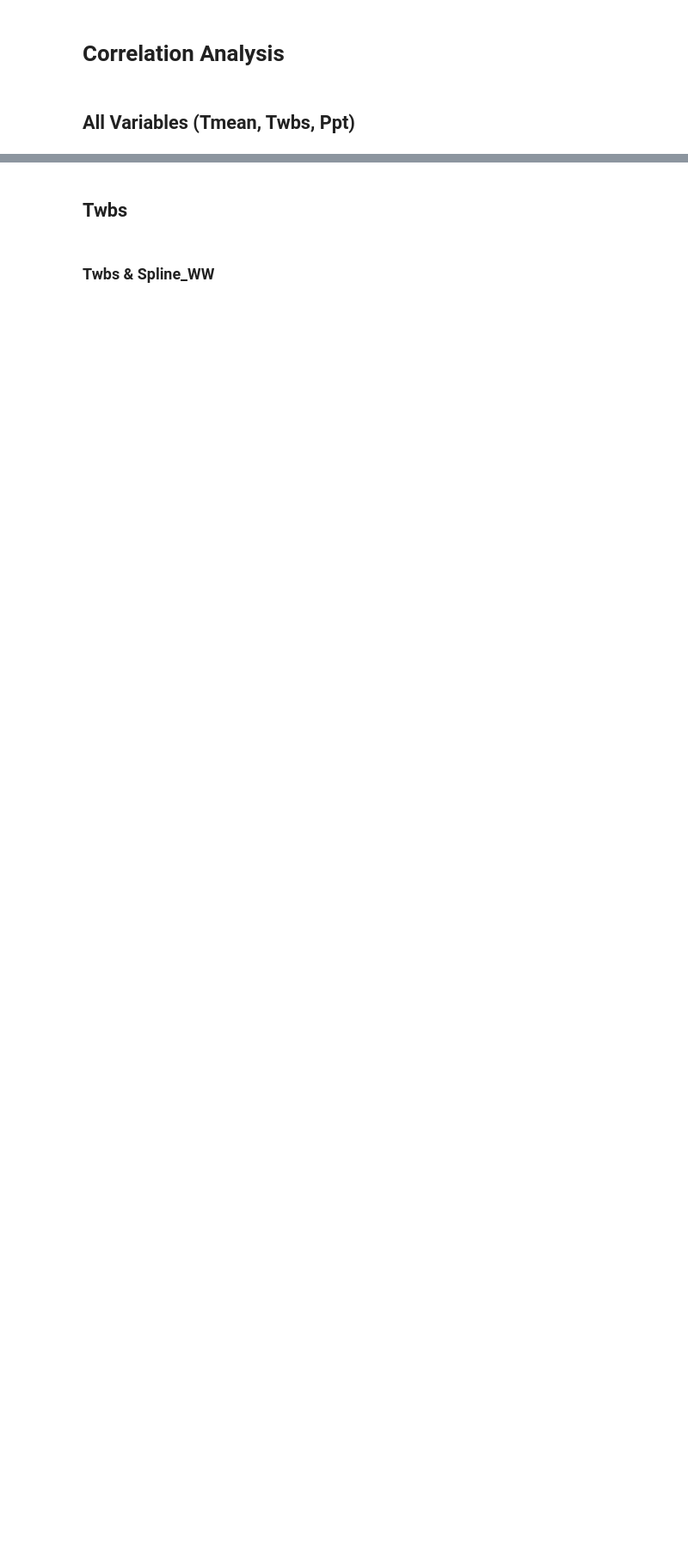
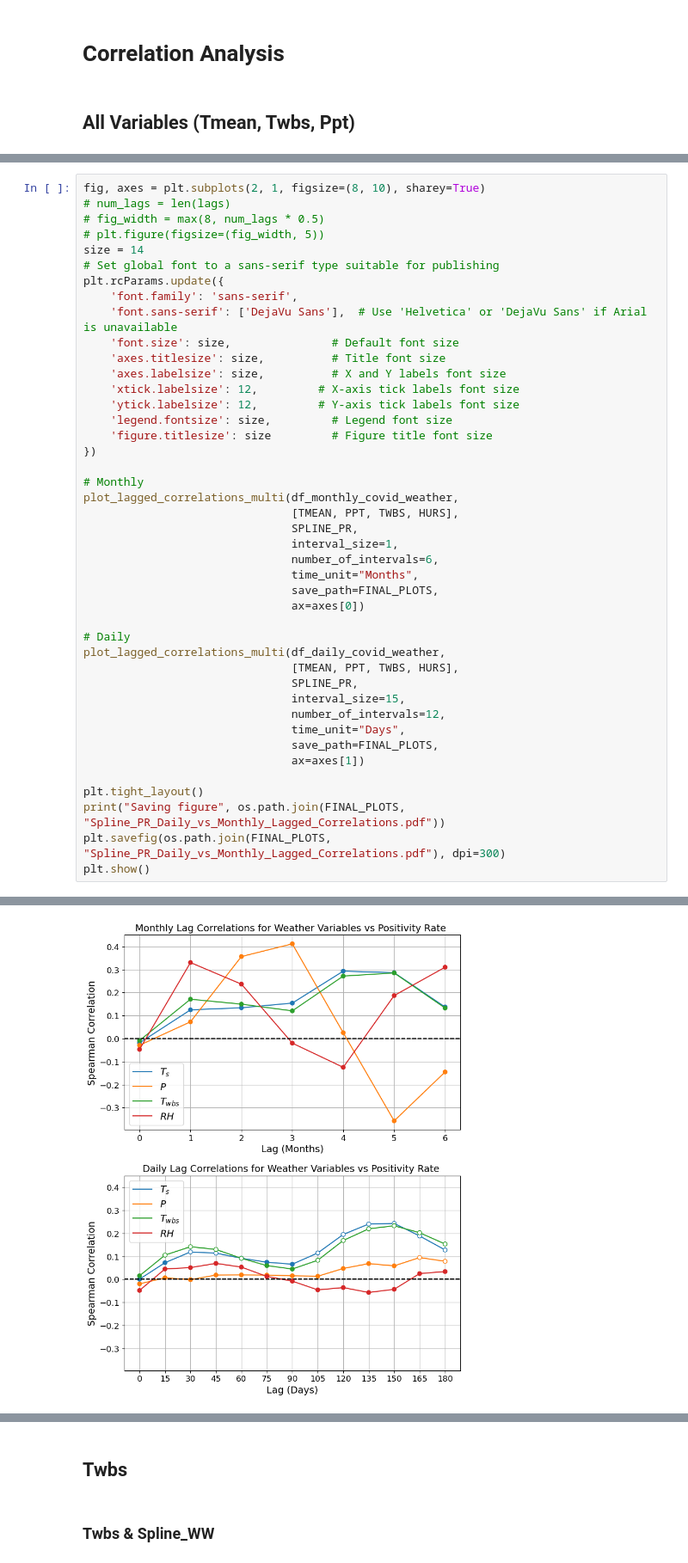
Before and after one commit to sd9616/wastewater, a Jupyter notebook: Monthly_PRISM_netcdf_calc_twbs.ipynb, the cells around one changed output, grey strips where cells are left out. Shown at 86% size. Saved outputs shown, nothing was run; the diff lists cells and outputs as text; blank space fills up the shorter version.

```diff
--- a/Monthly_PRISM_netcdf_calc_twbs.ipynb
+++ b/Monthly_PRISM_netcdf_calc_twbs.ipynb
@@ -1538,0 +1562,44 @@ Saving figure final_plots/Daily_vs_Monthly_Lagged_Correlations.pdf
+# %%
+fig, axes = plt.subplots(2, 1, figsize=(8, 10), sharey=True)
+# num_lags = len(lags)
+# fig_width = max(8, num_lags * 0.5)
+# plt.figure(figsize=(fig_width, 5))
+size = 14
+# Set global font to a sans-serif type suitable for publishing
+plt.rcParams.update({
+    'font.family': 'sans-serif',
+    'font.sans-serif': ['DejaVu Sans'],  # Use 'Helvetica' or 'DejaVu Sans' if Arial is unavailable
+    'font.size': size,               # Default font size
+    'axes.titlesize': size,          # Title font size
+    'axes.labelsize': size,          # X and Y labels font size
+    'xtick.labelsize': 12,         # X-axis tick labels font size
+    'ytick.labelsize': 12,         # Y-axis tick labels font size
+    'legend.fontsize': size,         # Legend font size
+    'figure.titlesize': size         # Figure title font size
+})
+
+# Monthly
+plot_lagged_correlations_multi(df_monthly_covid_weather,
+                               [TMEAN, PPT, TWBS, HURS],
+                               SPLINE_PR,
+                               interval_size=1,
+                               number_of_intervals=6,
+                               time_unit="Months",
+                               save_path=FINAL_PLOTS,
+                               ax=axes[0])
+
+# Daily
+plot_lagged_correlations_multi(df_daily_covid_weather,
+                               [TMEAN, PPT, TWBS, HURS],
+                               SPLINE_PR,
+                               interval_size=15,
+                               number_of_intervals=12,
+                               time_unit="Days",
+                               save_path=FINAL_PLOTS,
+                               ax=axes[1])
+
+plt.tight_layout()
+print("Saving figure", os.path.join(FINAL_PLOTS, "Spline_PR_Daily_vs_Monthly_Lagged_Correlations.pdf"))
+plt.savefig(os.path.join(FINAL_PLOTS, "Spline_PR_Daily_vs_Monthly_Lagged_Correlations.pdf"), dpi=300)
+plt.show()
+# %% [output]
@@ -1539,3 +1609,4 @@ Saving figure final_plots/Daily_vs_Monthly_Lagged_Correlations.pdf
+[figure, added]
 # %%
 weather_vars = [TMEAN, PPT, TWBS, HURS]
 covid_var = SPLINE_WW
```
Also changed, not shown: parts of 20 cells of this notebook, 2 other files.
